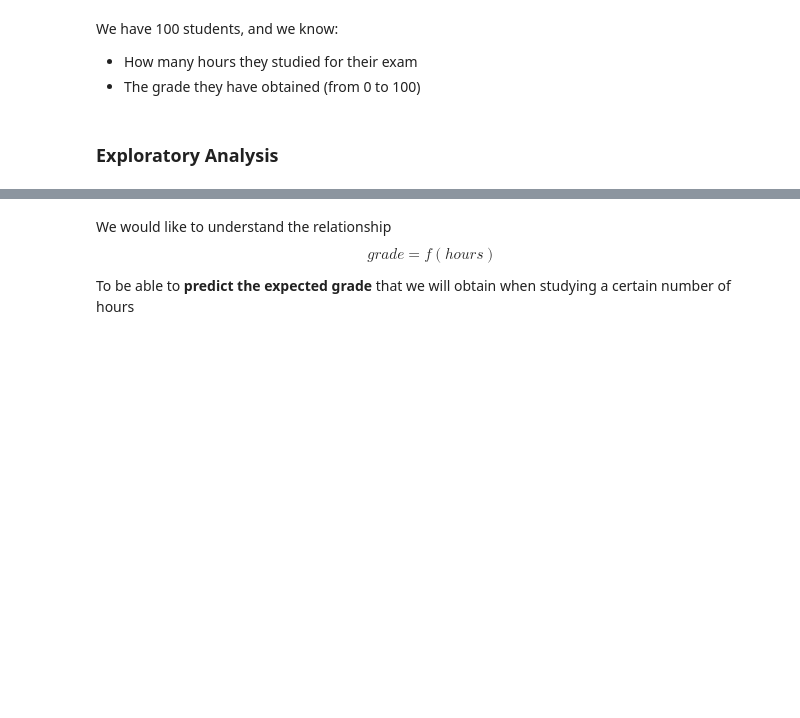
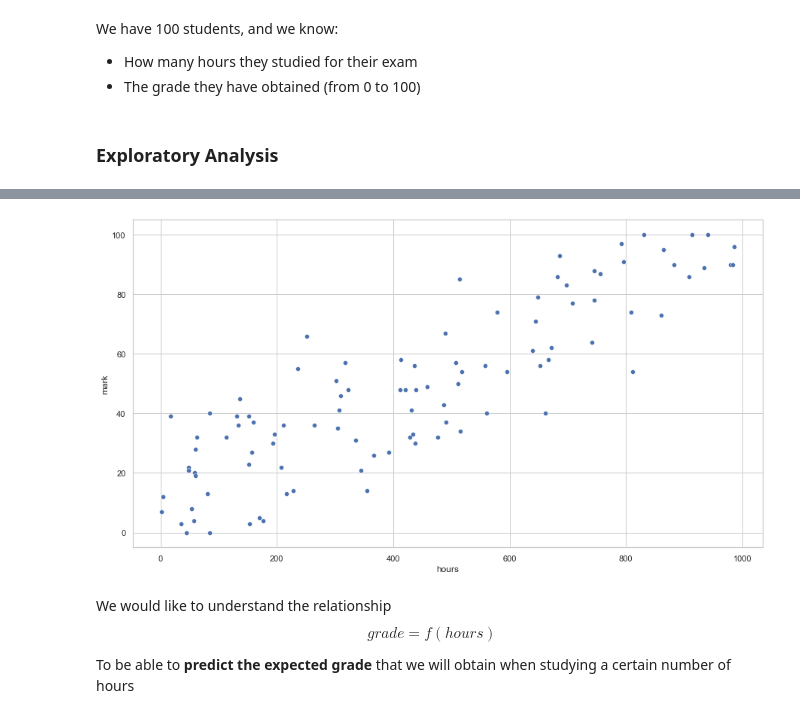
Before and after one commit to Ironhack-data-bcn-oct-2022/lectures, a Jupyter notebook: week-6/02 - Linear regression.ipynb, the cells around one changed output, grey strips where cells are left out. Cells and saved outputs as stored; diff of their text form; code cells hidden in the pictures; blank space fills up the shorter version.

```diff
--- a/week-6/02 - Linear regression.ipynb
+++ b/week-6/02 - Linear regression.ipynb
@@ -34,0 +126,6 @@ We have 100 students, and we know:
+# %%
+# Exploration two variables at once: scatterplot
+
+sns.scatterplot(x=data["hours"], y=data["mark"]);
+# %% [output]
+[figure, added]
```
Also changed, not shown: parts of 37 cells of this notebook.
